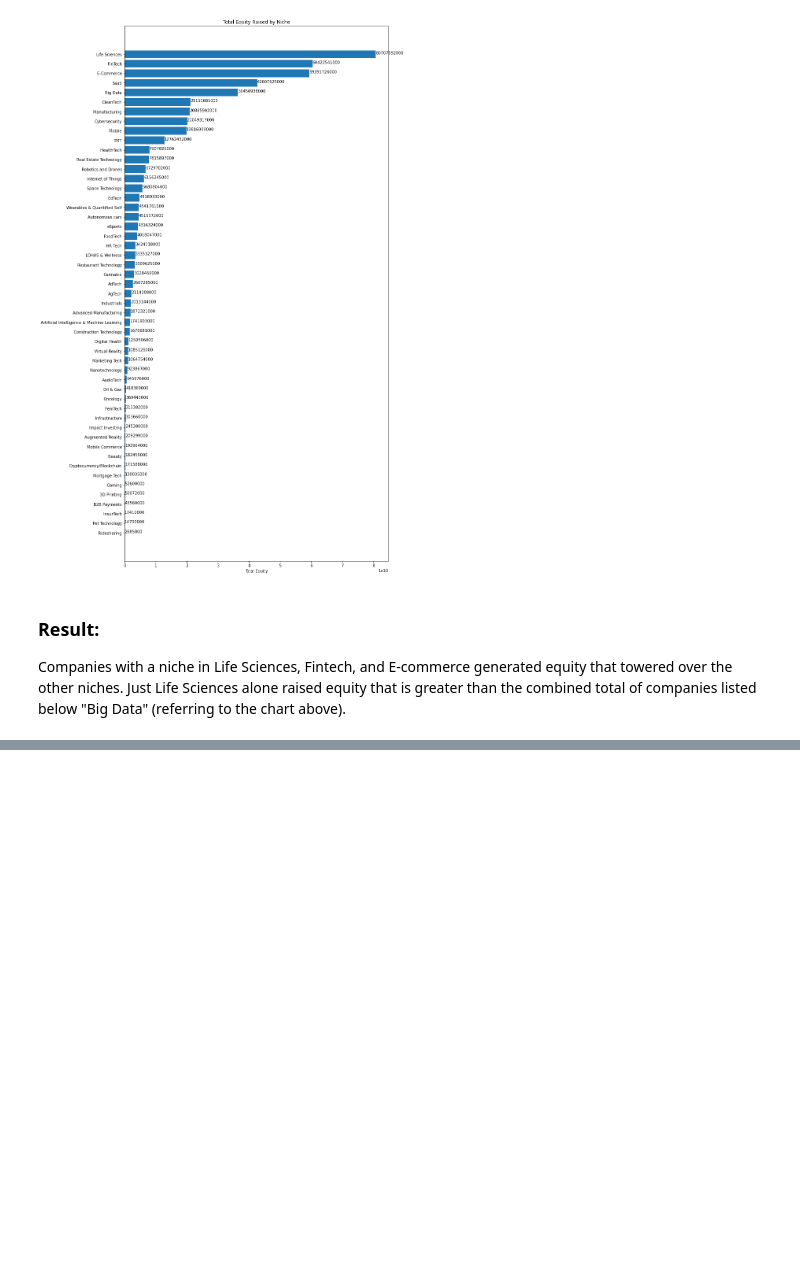
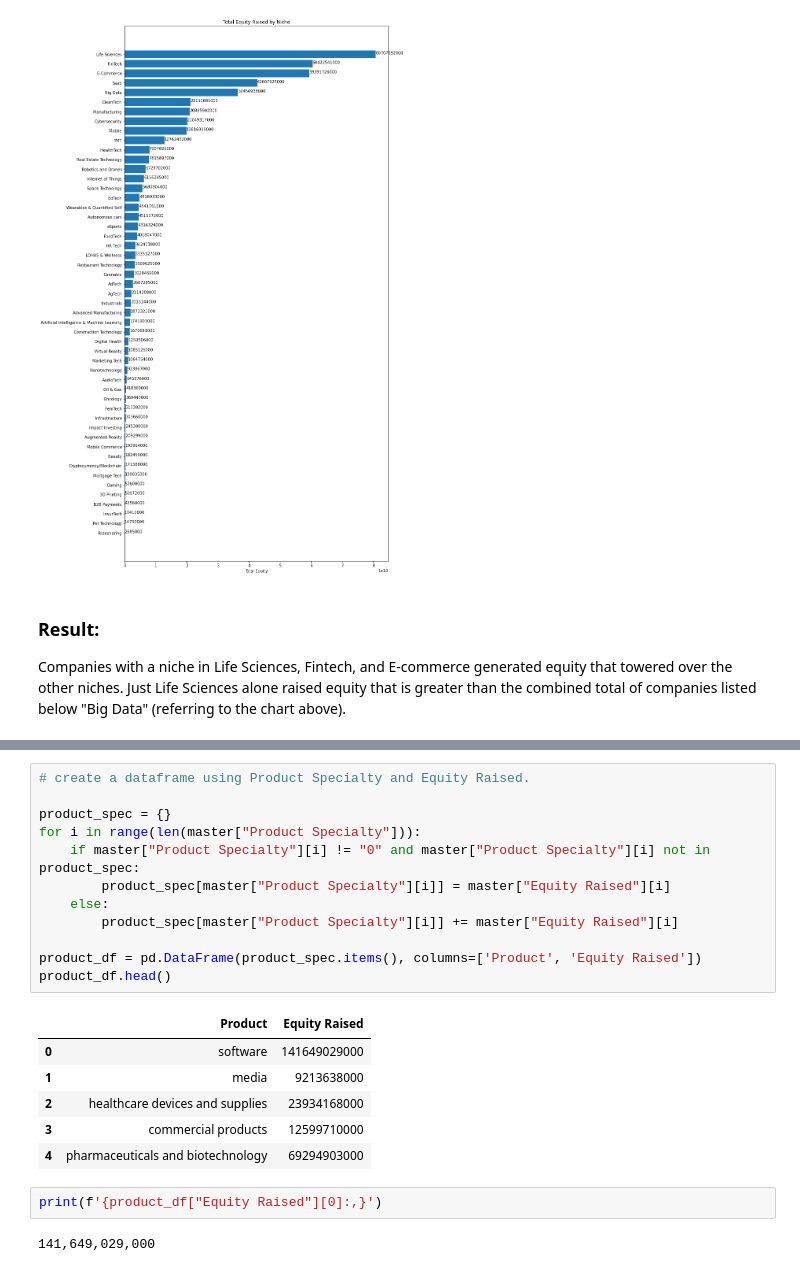
Before and after one commit to gianmillare/Enterprise-Data-Analysis, a Jupyter notebook: market_share_analysis.ipynb, the cells around one changed output, grey strips where cells are left out. Cells and saved outputs as stored; diff of their text form; blank space fills up the shorter version.

Commit message:
created part 3 and the product dataframe

```diff
--- a/market_share_analysis.ipynb
+++ b/market_share_analysis.ipynb
@@ -295,0 +322,23 @@ Companies with a niche in Life Sciences, Fintech, and E-commerce generated equit
+# %%
+# create a dataframe using Product Specialty and Equity Raised.
+
+product_spec = {}
+for i in range(len(master["Product Specialty"])):
+    if master["Product Specialty"][i] != "0" and master["Product Specialty"][i] not in product_spec:
+        product_spec[master["Product Specialty"][i]] = master["Equity Raised"][i]
+    else:
+        product_spec[master["Product Specialty"][i]] += master["Equity Raised"][i]
+
+product_df = pd.DataFrame(product_spec.items(), columns=['Product', 'Equity Raised'])
+product_df.head()
+# %% [output]
+|  | Product | Equity Raised |
+| 0 | software | 141649029000 |
+| 1 | media | 9213638000 |
+| 2 | healthcare devices and supplies | 23934168000 |
+| 3 | commercial products | 12599710000 |
+| 4 | pharmaceuticals and biotechnology | 69294903000 |
+# %%
+print(f'{product_df["Equity Raised"][0]:,}')
+# %% [output]
+141,649,029,000
```
Also changed, not shown: parts of 2 cells of this notebook.
